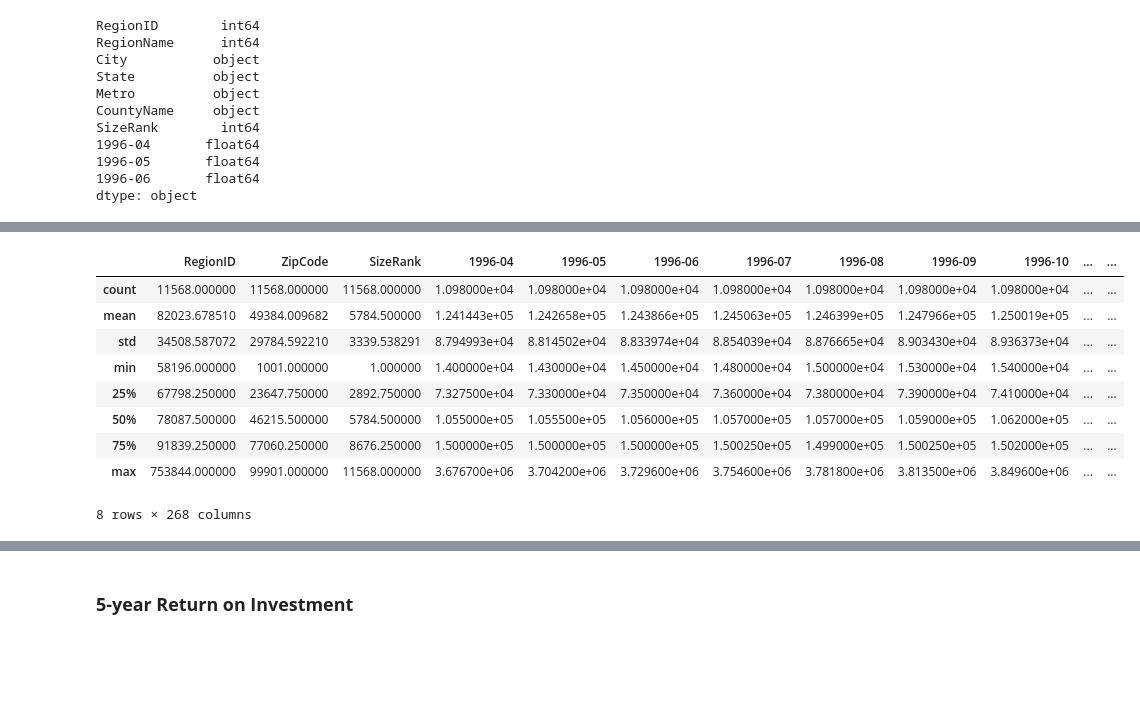
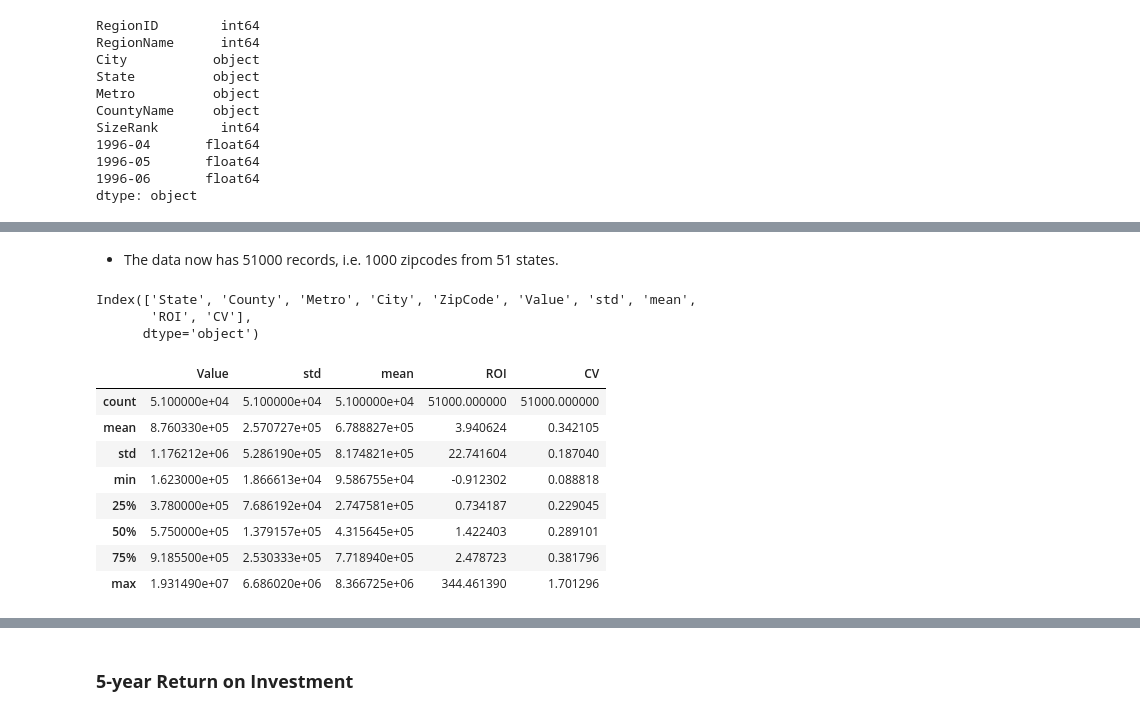
Before and after one commit to charles4data/Forecasting-Real-Estate-Prices---Time-Series-Modeling, a Jupyter notebook: Time_series_Analysis_Project.ipynb, the cells around one changed output, grey strips where cells are left out. Cells and saved outputs as stored; diff of their text form; code cells hidden in the pictures; blank space fills up the shorter version.

```diff
--- a/Time_series_Analysis_Project.ipynb
+++ b/Time_series_Analysis_Project.ipynb
@@ -200,0 +277,12 @@ data.head()
+# %%
+# creating a function that changes the dataframe structure from wide view to long view
+
+def melt_df(data):
+    melted = pd.melt(data, id_vars=['RegionID','ZipCode', 'City', 'State', 'Metro',
+                                    'CountyName', 'SizeRank', 'std', 'mean','ROI', 'CV' ],
+                     var_name='Date')
+    melted['Date'] = pd.to_datetime(melted['Date'], infer_datetime_format=True)
+    melted = melted.dropna(subset=['value'])
+    return melted
+
+melted_data = melt_df(melted_data)
@@ -200,0 +291,6 @@ data.head()
+# %%
+# Convert 'date' column to datetime format
+melted_data['Date'] = pd.to_datetime(melted_data['Date'])
+
+# Set the 'Date' column as index
+melted_data.set_index('Date', inplace=True)
@@ -200,0 +334,24 @@ data.head()
+# %%
+# Group by 'State' and get the top 1000 zip codes for each state based on median prices
+top_zipcodes = (melted_data.sort_values(['State', 'value'], ascending=[True, False])
+                .groupby('State')
+                .head(1000))
+
+# # Create a new DataFrame with the selected data
+top_zipcodes_df = pd.DataFrame({
+    # 'Date': top_zipcodes['Date'],
+    'State': top_zipcodes['State'],
+    'County': top_zipcodes['CountyName'],
+    'Metro': top_zipcodes['Metro'],
+    'City': top_zipcodes['City'],
+    'ZipCode': top_zipcodes['ZipCode'],
+    'Value': top_zipcodes['value'],
+    'std': top_zipcodes['std'],
+    'mean': top_zipcodes['mean'],
+    'ROI': top_zipcodes['ROI'],
+    'CV': top_zipcodes['CV']
+
+})
+
+# # Display the result
+top_zipcodes_df.head()
@@ -201,13 +390,20 @@ data.head()
+# %% [markdown]
+- The data now has 51000 records, i.e. 1000 zipcodes from 51 states.
+# %%
+top_zipcodes_df.columns
+# %% [output]
+Index(['State', 'County', 'Metro', 'City', 'ZipCode', 'Value', 'std', 'mean',
+       'ROI', 'CV'],
+      dtype='object')
 # %%
-data.describe()
+top_zipcodes_df.describe()
 # %% [output]
-|  | RegionID | ZipCode | SizeRank | 1996-04 | 1996-05 | 1996-06 | 1996-07 | 1996-08 | 1996-09 | 1996-10 | ... | ... |
-| count | 11568.000000 | 11568.000000 | 11568.000000 | 1.098000e+04 | 1.098000e+04 | 1.098000e+04 | 1.098000e+04 | 1.098000e+04 | 1.098000e+04 | 1.098000e+04 | ... | ... |
-| mean | 82023.678510 | 49384.009682 | 5784.500000 | 1.241443e+05 | 1.242658e+05 | 1.243866e+05 | 1.245063e+05 | 1.246399e+05 | 1.247966e+05 | 1.250019e+05 | ... | ... |
-| std | 34508.587072 | 29784.592210 | 3339.538291 | 8.794993e+04 | 8.814502e+04 | 8.833974e+04 | 8.854039e+04 | 8.876665e+04 | 8.903430e+04 | 8.936373e+04 | ... | ... |
-| min | 58196.000000 | 1001.000000 | 1.000000 | 1.400000e+04 | 1.430000e+04 | 1.450000e+04 | 1.480000e+04 | 1.500000e+04 | 1.530000e+04 | 1.540000e+04 | ... | ... |
-| 25% | 67798.250000 | 23647.750000 | 2892.750000 | 7.327500e+04 | 7.330000e+04 | 7.350000e+04 | 7.360000e+04 | 7.380000e+04 | 7.390000e+04 | 7.410000e+04 | ... | ... |
-| 50% | 78087.500000 | 46215.500000 | 5784.500000 | 1.055000e+05 | 1.055500e+05 | 1.056000e+05 | 1.057000e+05 | 1.057000e+05 | 1.059000e+05 | 1.062000e+05 | ... | ... |
-| 75% | 91839.250000 | 77060.250000 | 8676.250000 | 1.500000e+05 | 1.500000e+05 | 1.500000e+05 | 1.500250e+05 | 1.499000e+05 | 1.500250e+05 | 1.502000e+05 | ... | ... |
-| max | 753844.000000 | 99901.000000 | 11568.000000 | 3.676700e+06 | 3.704200e+06 | 3.729600e+06 | 3.754600e+06 | 3.781800e+06 | 3.813500e+06 | 3.849600e+06 | ... | ... |
+|  | Value | std | mean | ROI | CV |
+| count | 5.100000e+04 | 5.100000e+04 | 5.100000e+04 | 51000.000000 | 51000.000000 |
+| mean | 8.760330e+05 | 2.570727e+05 | 6.788827e+05 | 3.940624 | 0.342105 |
+| std | 1.176212e+06 | 5.286190e+05 | 8.174821e+05 | 22.741604 | 0.187040 |
+| min | 1.623000e+05 | 1.866613e+04 | 9.586755e+04 | -0.912302 | 0.088818 |
+| 25% | 3.780000e+05 | 7.686192e+04 | 2.747581e+05 | 0.734187 | 0.229045 |
+| 50% | 5.750000e+05 | 1.379157e+05 | 4.315645e+05 | 1.422403 | 0.289101 |
+| 75% | 9.185500e+05 | 2.530333e+05 | 7.718940e+05 | 2.478723 | 0.381796 |
+| max | 1.931490e+07 | 6.686020e+06 | 8.366725e+06 | 344.461390 | 1.701296 |
-8 rows × 268 columns
```
Also changed, not shown: parts of 111 cells of this notebook, 9 other files.
